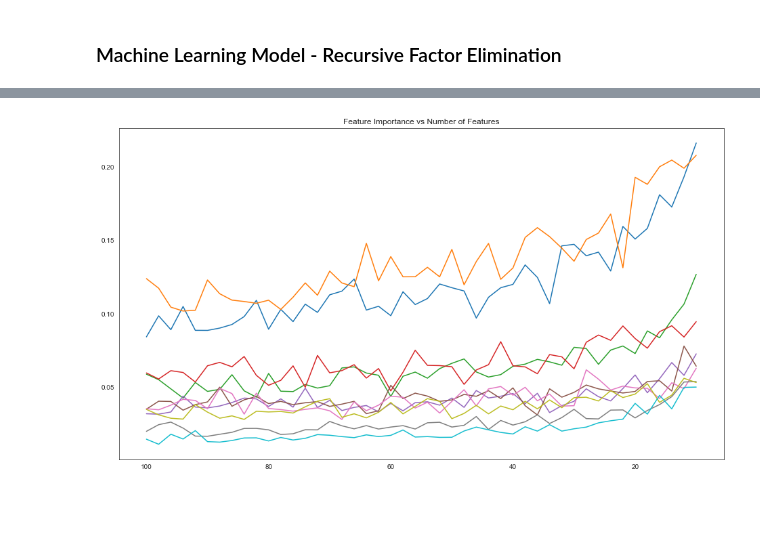
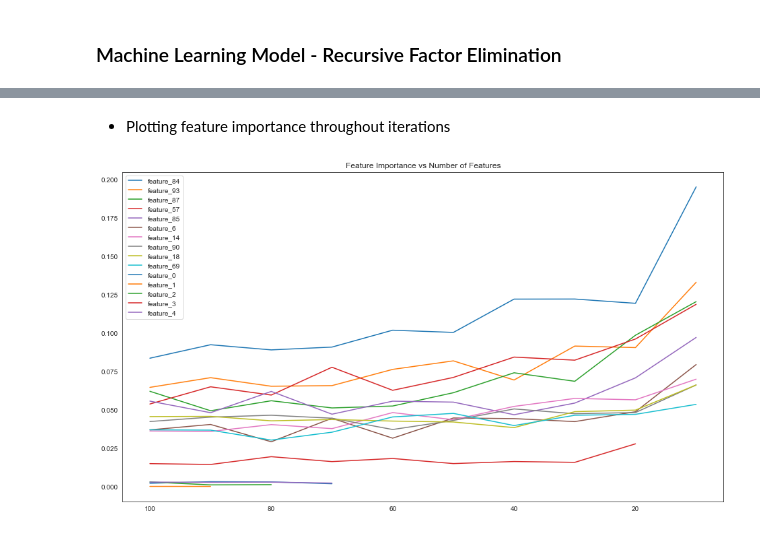
Before and after one commit to nsotiriou88/FeatureSelector, a Jupyter notebook: FeatureSelectorExample.ipynb, the cells around one changed output, grey strips where cells are left out. Saved outputs shown, nothing was run; the diff lists cells and outputs as text; code cells hidden in the pictures; blank space fills up the shorter version.

Commit message:
[fix] removed files and fixed issues minor bugs. Separarated plots script

```diff
--- a/FeatureSelectorExample.ipynb
+++ b/FeatureSelectorExample.ipynb
@@ -100,12 +101,13 @@ feature_importance_values.head()
 #define model
 rf = RandomForestClassifier(n_estimators=200, max_depth=5, n_jobs=4, max_features='sqrt')
 # %%
+%%time
 #run test
 results, feat_stats, scores = fs.Recursive_Factor_EliminationCV(
     estimator=rf,
     X=X_data,
     y=y_data,
-    step=2,
+    step=10,
     min_features_to_select=10,
     standardise=False,
     criterion='roc_auc',
@@ -117,4 +127,6 @@ results, feat_stats, scores = fs.Recursive_Factor_EliminationCV(
+# %% [markdown]
+- Plotting feature importance throughout iterations
 # %%
-fs.plot_feature_performance(feat_stats, topk=10)
+fs.plot_feature_performance(feat_stats, topk=15, legend=True)
 # %% [output]
-[figure, old version]
+[figure, new version]
```
Also changed, not shown: parts of 11 cells of this notebook, 4 other files.
